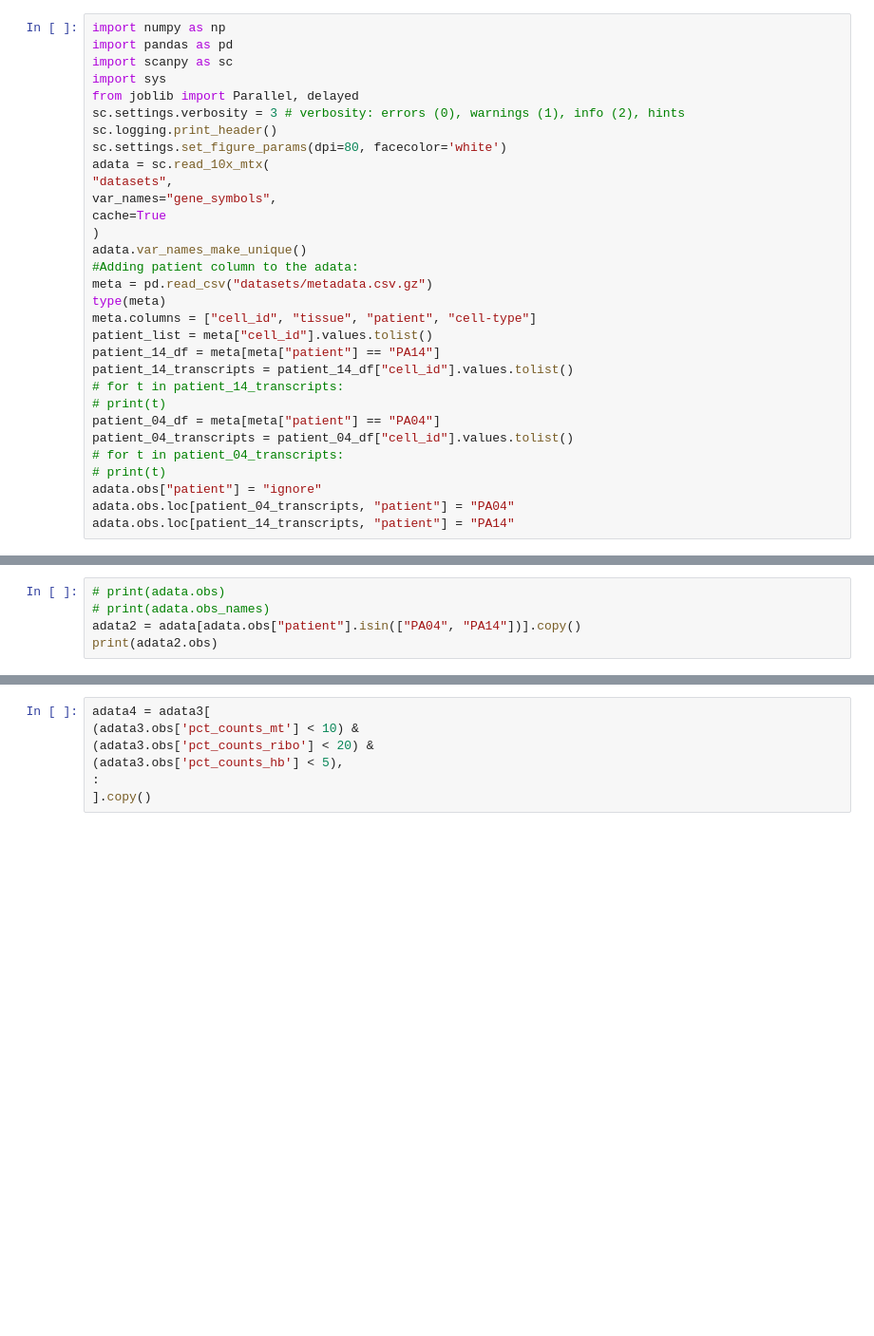
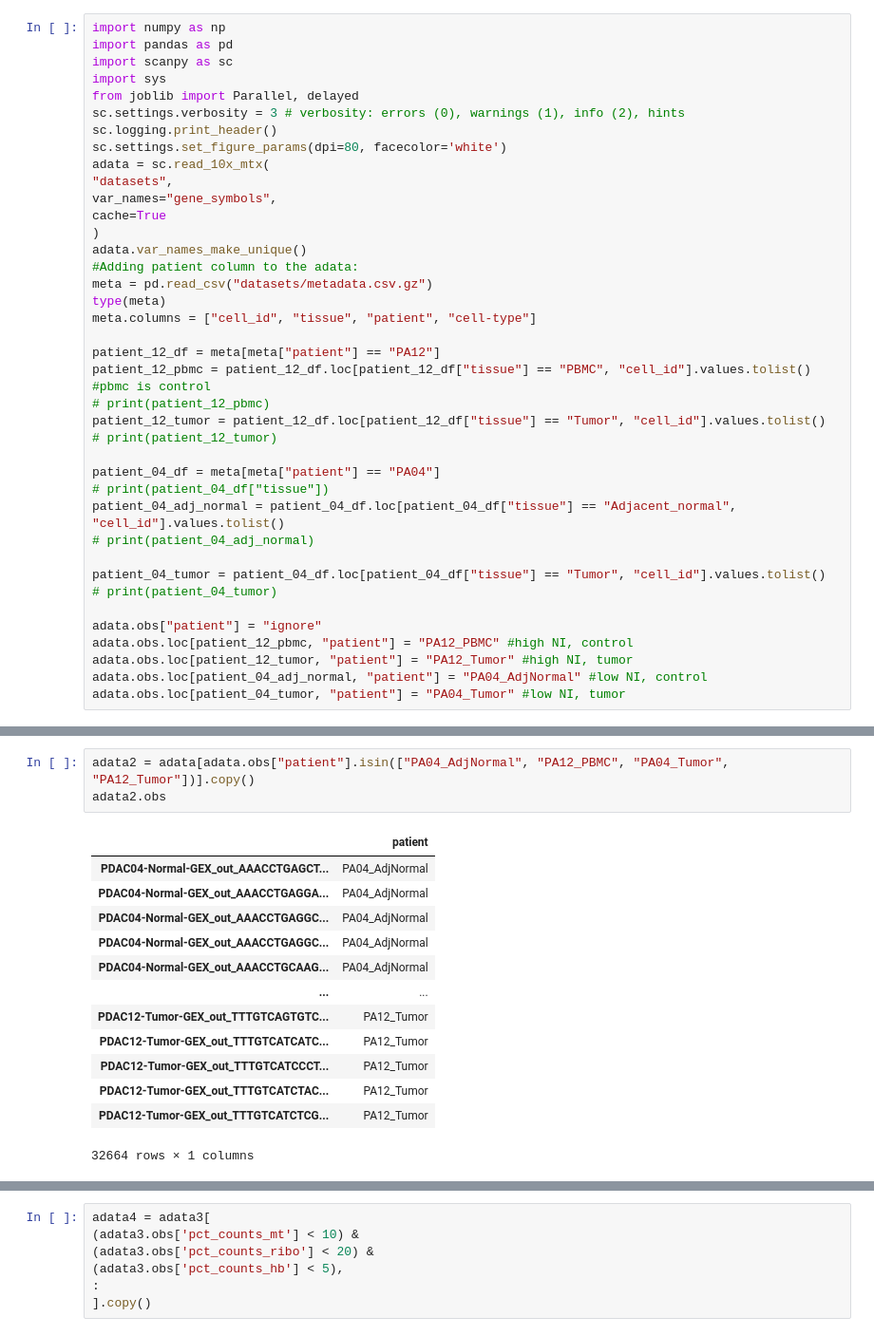
Before and after one commit to adole2008/PDAC-scRNA, a Jupyter notebook: analysis.ipynb, the cells around one changed output, grey strips where cells are left out. Shown: that part at 95% size. Saved outputs shown, nothing was run; the diff lists cells and outputs as text; blank space fills up the shorter version.

```diff
--- a/analysis.ipynb
+++ b/analysis.ipynb
@@ -17,15 +17,24 @@ adata.var_names_make_unique()
 meta = pd.read_csv("datasets/metadata.csv.gz")
 type(meta)
 meta.columns = ["cell_id", "tissue", "patient", "cell-type"]
-patient_list = meta["cell_id"].values.tolist()
-patient_14_df = meta[meta["patient"] == "PA14"]
-patient_14_transcripts = patient_14_df["cell_id"].values.tolist()
-# for t in patient_14_transcripts:
-# print(t)
+
+patient_12_df = meta[meta["patient"] == "PA12"]
+patient_12_pbmc = patient_12_df.loc[patient_12_df["tissue"] == "PBMC", "cell_id"].values.tolist()
+#pbmc is control
+# print(patient_12_pbmc)
+patient_12_tumor = patient_12_df.loc[patient_12_df["tissue"] == "Tumor", "cell_id"].values.tolist()
+# print(patient_12_tumor)
+
 patient_04_df = meta[meta["patient"] == "PA04"]
-patient_04_transcripts = patient_04_df["cell_id"].values.tolist()
-# for t in patient_04_transcripts:
-# print(t)
+# print(patient_04_df["tissue"])
+patient_04_adj_normal = patient_04_df.loc[patient_04_df["tissue"] == "Adjacent_normal", "cell_id"].values.tolist()
+# print(patient_04_adj_normal)
+
+patient_04_tumor = patient_04_df.loc[patient_04_df["tissue"] == "Tumor", "cell_id"].values.tolist()
+# print(patient_04_tumor)
+
 adata.obs["patient"] = "ignore"
-adata.obs.loc[patient_04_transcripts, "patient"] = "PA04"
-adata.obs.loc[patient_14_transcripts, "patient"] = "PA14"
+adata.obs.loc[patient_12_pbmc, "patient"] = "PA12_PBMC" #high NI, control
+adata.obs.loc[patient_12_tumor, "patient"] = "PA12_Tumor" #high NI, tumor
+adata.obs.loc[patient_04_adj_normal, "patient"] = "PA04_AdjNormal" #low NI, control
+adata.obs.loc[patient_04_tumor, "patient"] = "PA04_Tumor" #low NI, tumor
@@ -32,8 +44,20 @@ adata.obs.loc[patient_14_transcripts, "patient"] = "PA14"
 # %%
-# print(adata.obs)
-# print(adata.obs_names)
-adata2 = adata[adata.obs["patient"].isin(["PA04", "PA14"])].copy()
-print(adata2.obs)
+adata2 = adata[adata.obs["patient"].isin(["PA04_AdjNormal", "PA12_PBMC", "PA04_Tumor", "PA12_Tumor"])].copy()
+adata2.obs
+# %% [output]
+|  | patient |
+| PDAC04-Normal-GEX_out_AAACCTGAGCT... | PA04_AdjNormal |
+| PDAC04-Normal-GEX_out_AAACCTGAGGA... | PA04_AdjNormal |
+| PDAC04-Normal-GEX_out_AAACCTGAGGC... | PA04_AdjNormal |
+| PDAC04-Normal-GEX_out_AAACCTGAGGC... | PA04_AdjNormal |
+| PDAC04-Normal-GEX_out_AAACCTGCAAG... | PA04_AdjNormal |
+| ... | ... |
+| PDAC12-Tumor-GEX_out_TTTGTCAGTGTC... | PA12_Tumor |
+| PDAC12-Tumor-GEX_out_TTTGTCATCATC... | PA12_Tumor |
+| PDAC12-Tumor-GEX_out_TTTGTCATCCCT... | PA12_Tumor |
+| PDAC12-Tumor-GEX_out_TTTGTCATCTAC... | PA12_Tumor |
+| PDAC12-Tumor-GEX_out_TTTGTCATCTCG... | PA12_Tumor |
+32664 rows × 1 columns
 # %%
 #filter 20 highest expressed genes
 #sc.pl.highest_expr_genes(adata, n_top=20, )
```
Also changed, not shown: parts of 9 cells of this notebook, 5 other files.
